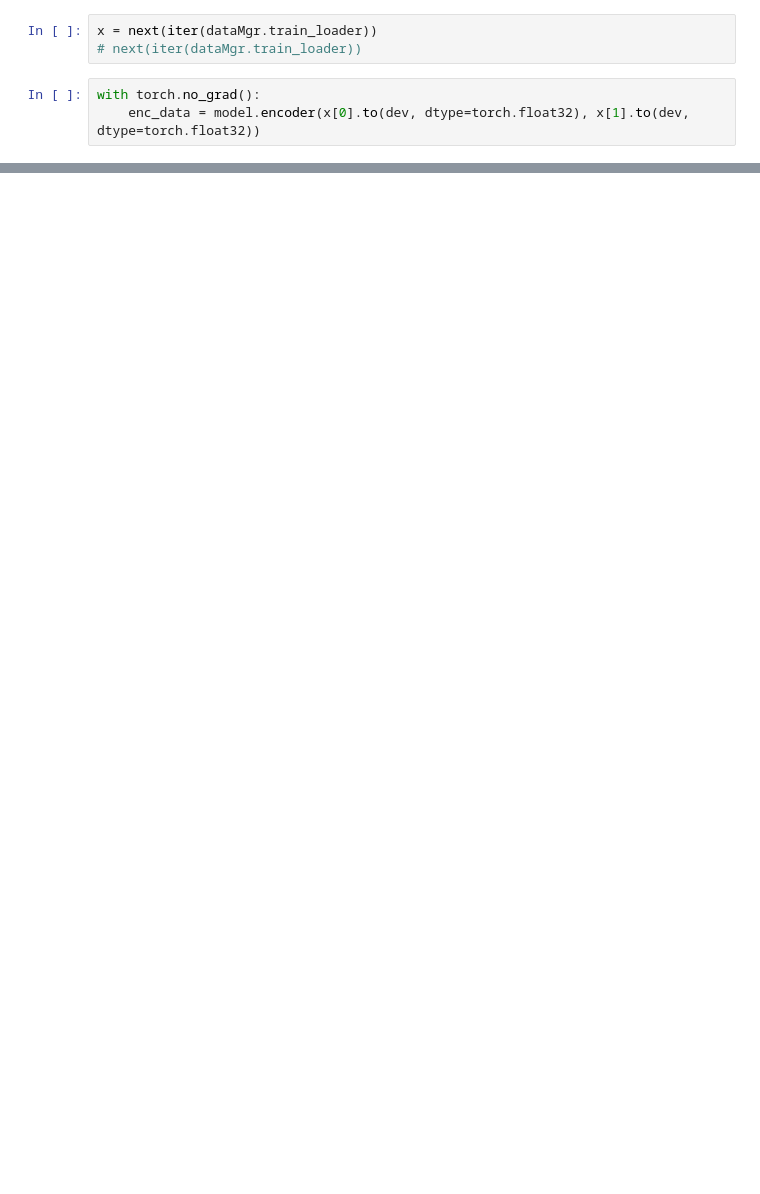
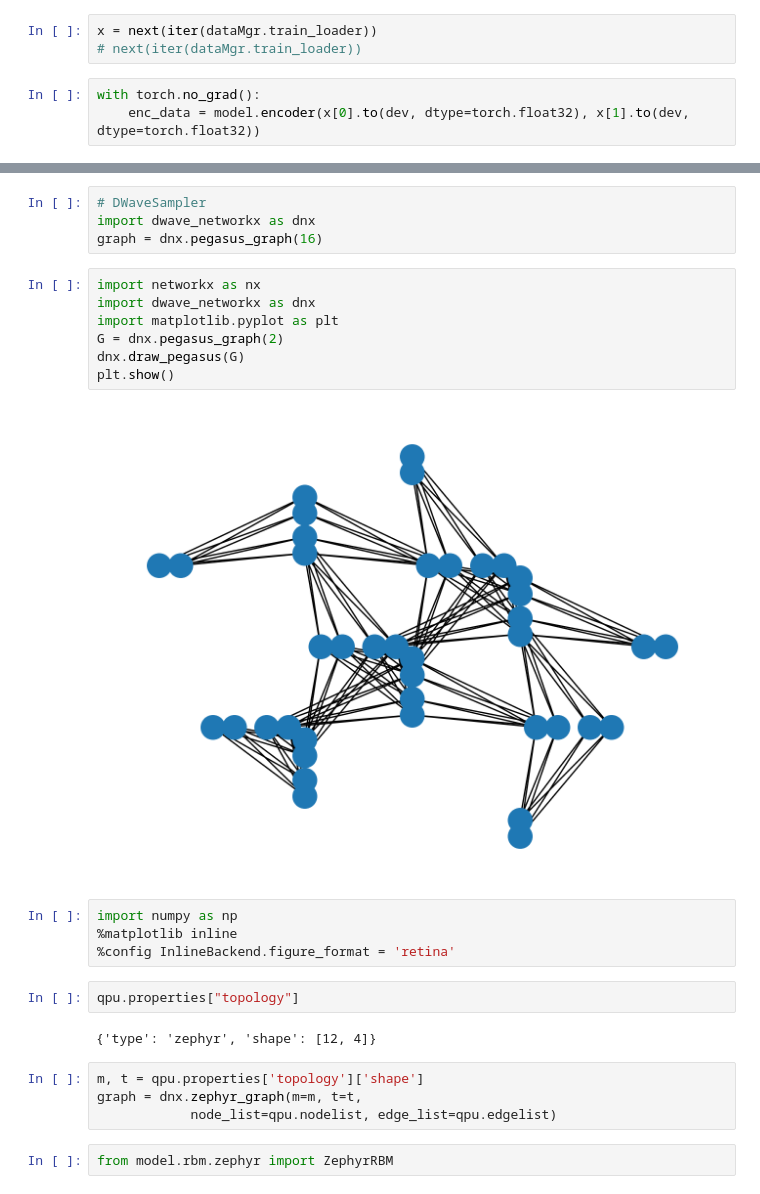
Before and after one commit to QaloSim/CaloQuVAE, a Jupyter notebook: nb.ipynb, the cells around one changed output, grey strips where cells are left out. Saved outputs shown, nothing was run; the diff lists cells and outputs as text; blank space fills up the shorter version.

Commit message:
aded zephyr rbm

```diff
--- a/nb.ipynb
+++ b/nb.ipynb
@@ -77,0 +103,27 @@ True
+# %%
+# DWaveSampler
+import dwave_networkx as dnx
+graph = dnx.pegasus_graph(16)
+# %%
+import networkx as nx
+import dwave_networkx as dnx
+import matplotlib.pyplot as plt
+G = dnx.pegasus_graph(2)
+dnx.draw_pegasus(G)
+plt.show()
+# %% [output]
+[figure, added]
+# %%
+import numpy as np
+%matplotlib inline
+%config InlineBackend.figure_format = 'retina'
+# %%
+qpu.properties["topology"]
+# %% [output]
+{'type': 'zephyr', 'shape': [12, 4]}
+# %%
+m, t = qpu.properties['topology']['shape']
+graph = dnx.zephyr_graph(m=m, t=t,
+            node_list=qpu.nodelist, edge_list=qpu.edgelist)
+# %%
+from model.rbm.zephyr import ZephyrRBM
```
Also changed, not shown: parts of 25 cells of this notebook, 3 other files.
